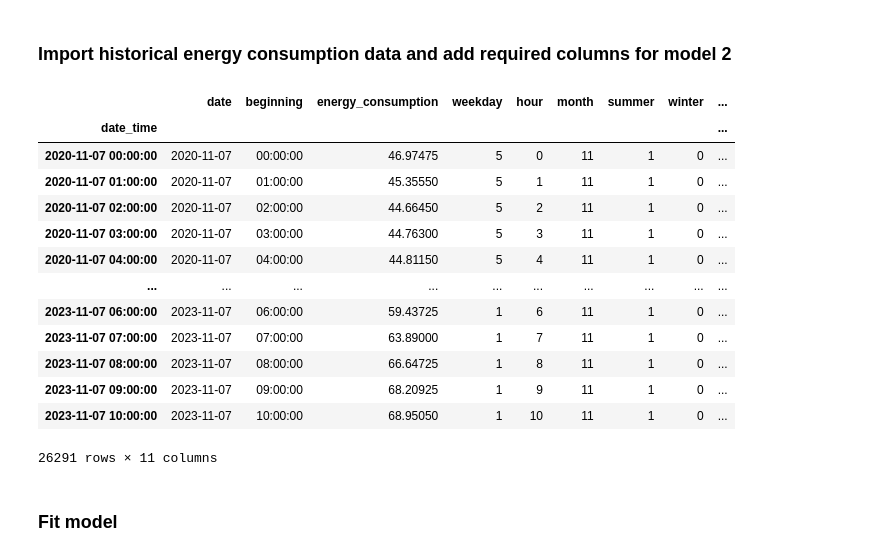
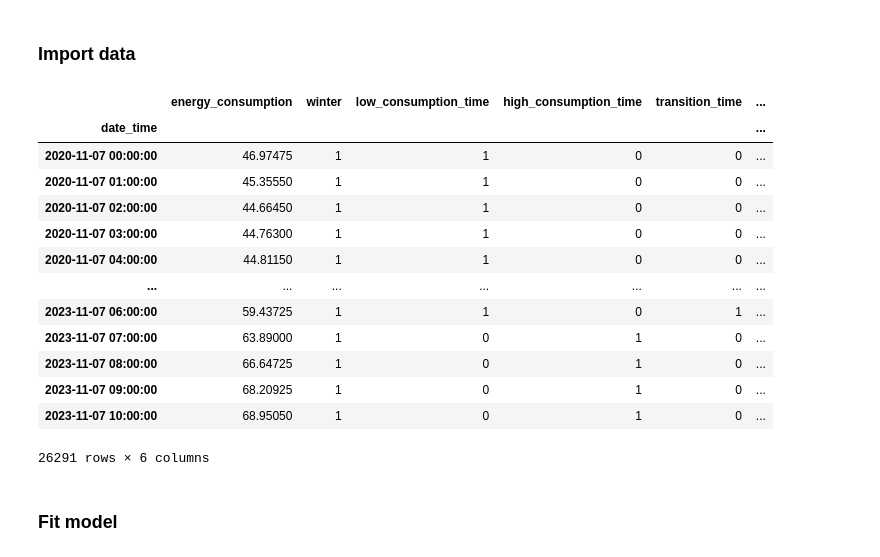
Before and after one commit to mweinreuter/PTSFC, a Jupyter notebook: energy_consumption/trash/forecast_110823.ipynb, the cells around one changed output. Cells and saved outputs as stored; diff of their text form; code cells hidden in the pictures.

```diff
--- a/energy_consumption/trash/forecast_110823.ipynb
+++ b/energy_consumption/trash/forecast_110823.ipynb
@@ -131,67 +9,55 @@ Length: 200, dtype: float64
-# %% [markdown]
-### Import historical energy consumption data and add required columns for model 2
+# %% [markdown]
+### Import data
 # %%
 from help_functions import get_energy_data
 
-energyconsumption_data = get_energy_data.get_data(
+energyconsumption = get_energy_data.get_data(
     'hourly_ec_20201107_20231107.csv')
 
 # add weekdays, months, hours seperately
 # monday = 0, sunday = 6
-energyconsumption_data['weekday'] = energyconsumption_data.index.weekday
-energyconsumption_data['hour'] = energyconsumption_data.index.hour
-energyconsumption_data['month'] = energyconsumption_data.index.month
+energyconsumption['weekday'] = energyconsumption.index.weekday
+energyconsumption['hour'] = energyconsumption.index.hour
+energyconsumption['month'] = energyconsumption.index.month
 
 
-# Define the mapping of months to seasons
-season_mapping = {
-    'summer': [10, 11, 12, 1, 2, 3],
-    'winter': [4, 5, 6, 7, 8, 9],
-}
+# create winter/cold dummy variable
+energyconsumption['winter'] = energyconsumption['month'].apply(
+    lambda x: 1 if x in [10, 11, 12, 1, 2, 3] else 0)
 
-# create season dummy variable
-for season, months in season_mapping.items():
-    energyconsumption_data[season] = energyconsumption_data['month'].apply(
-        lambda x: 1 if x in months else 0)
-
-
-# Define mapping of hours to timeframes (based on graph)
+# Define mapping of hours to timeframes (based on graph) and create dummy variable
 time_mapping = {
     'low_consumption_time': list(range(7)),  # differs a lot weekend/weekday
     'high_consumption_time': list(range(7, 20)),
     'transition_time': [6, 20, 21, 22, 23]}
 
-# create timeframe dummy variable
 for timeframe, hours in time_mapping.items():
-    energyconsumption_data[timeframe] = energyconsumption_data['hour'].apply(
+    energyconsumption[timeframe] = energyconsumption['hour'].apply(
         lambda x: 1 if x in hours else 0)
 
-# Define mapping of days to weekend or not (based on graph)
-day_mapping = {
-    'working_day': list(range(5)),  # differs a lot weekend/weekday
-    'weekend_day': [5,6]}
+# create weekend day dummy variable
+energyconsumption['weekend_day'] = energyconsumption['weekday'].apply(
+    lambda x: 1 if x in [5,6] else 0)
 
-# create timeframe dummy variable
-for daymapping, day in time_mapping.items():
-    energyconsumption_data[daymapping] = energyconsumption_data['weekday'].apply(
-        lambda x: 1 if x in day else 0)
+# drop unneccesary columns
+energyconsumption = energyconsumption.drop(columns=['date', 'beginning', 'weekday', 'hour', 'month'])
 
-energyconsumption_data
+energyconsumption
 # %% [output]
-|  | date | beginning | energy_consumption | weekday | hour | month | summer | winter | ... |
-| date_time |  |  |  |  |  |  |  |  | ... |
-| 2020-11-07 00:00:00 | 2020-11-07 | 00:00:00 | 46.97475 | 5 | 0 | 11 | 1 | 0 | ... |
-| 2020-11-07 01:00:00 | 2020-11-07 | 01:00:00 | 45.35550 | 5 | 1 | 11 | 1 | 0 | ... |
-| 2020-11-07 02:00:00 | 2020-11-07 | 02:00:00 | 44.66450 | 5 | 2 | 11 | 1 | 0 | ... |
-| 2020-11-07 03:00:00 | 2020-11-07 | 03:00:00 | 44.76300 | 5 | 3 | 11 | 1 | 0 | ... |
-| 2020-11-07 04:00:00 | 2020-11-07 | 04:00:00 | 44.81150 | 5 | 4 | 11 | 1 | 0 | ... |
-| ... | ... | ... | ... | ... | ... | ... | ... | ... | ... |
-| 2023-11-07 06:00:00 | 2023-11-07 | 06:00:00 | 59.43725 | 1 | 6 | 11 | 1 | 0 | ... |
-| 2023-11-07 07:00:00 | 2023-11-07 | 07:00:00 | 63.89000 | 1 | 7 | 11 | 1 | 0 | ... |
-| 2023-11-07 08:00:00 | 2023-11-07 | 08:00:00 | 66.64725 | 1 | 8 | 11 | 1 | 0 | ... |
-| 2023-11-07 09:00:00 | 2023-11-07 | 09:00:00 | 68.20925 | 1 | 9 | 11 | 1 | 0 | ... |
-| 2023-11-07 10:00:00 | 2023-11-07 | 10:00:00 | 68.95050 | 1 | 10 | 11 | 1 | 0 | ... |
+|  | energy_consumption | winter | low_consumption_time | high_consumption_time | transition_time | ... |
+| date_time |  |  |  |  |  | ... |
+| 2020-11-07 00:00:00 | 46.97475 | 1 | 1 | 0 | 0 | ... |
+| 2020-11-07 01:00:00 | 45.35550 | 1 | 1 | 0 | 0 | ... |
+| 2020-11-07 02:00:00 | 44.66450 | 1 | 1 | 0 | 0 | ... |
+| 2020-11-07 03:00:00 | 44.76300 | 1 | 1 | 0 | 0 | ... |
+| 2020-11-07 04:00:00 | 44.81150 | 1 | 1 | 0 | 0 | ... |
+| ... | ... | ... | ... | ... | ... | ... |
+| 2023-11-07 06:00:00 | 59.43725 | 1 | 1 | 0 | 1 | ... |
+| 2023-11-07 07:00:00 | 63.89000 | 1 | 0 | 1 | 0 | ... |
+| 2023-11-07 08:00:00 | 66.64725 | 1 | 0 | 1 | 0 | ... |
+| 2023-11-07 09:00:00 | 68.20925 | 1 | 0 | 1 | 0 | ... |
+| 2023-11-07 10:00:00 | 68.95050 | 1 | 0 | 1 | 0 | ... |
-26291 rows × 11 columns
+26291 rows × 6 columns
 # %% [markdown]
 ### Fit model
 # %%
```
Also changed, not shown: parts of 20 cells of this notebook, 10 other files.
